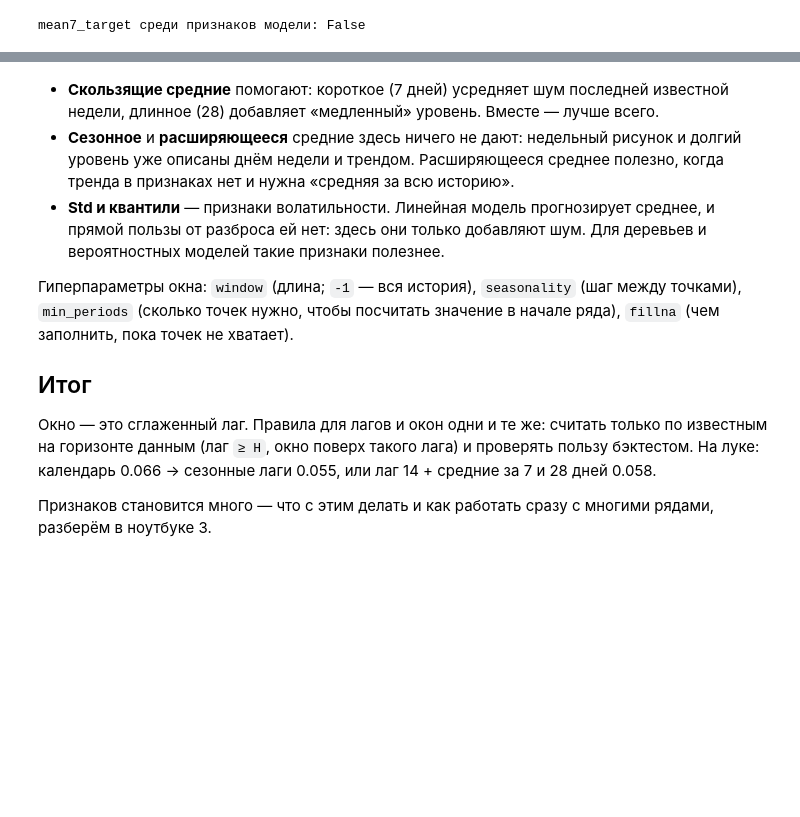
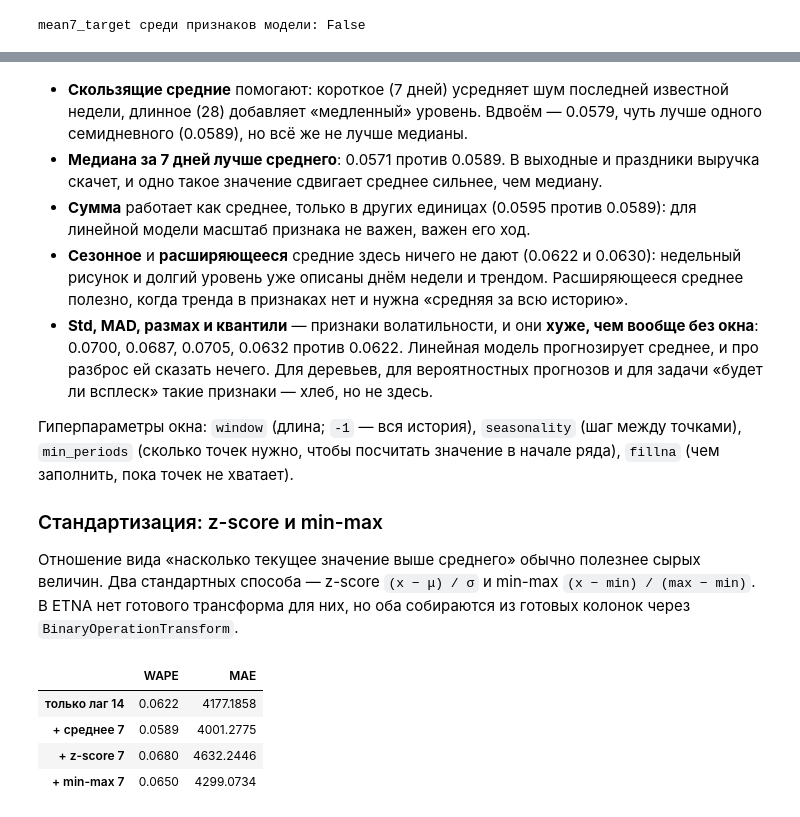
Before and after one commit to alex-hse-repository/time-series-cu-2026, a Jupyter notebook: week_7/part_1/2. Лаги и окна.ipynb, the cells around one changed output, grey strips where cells are left out. Cells and saved outputs as stored; diff of their text form; code cells hidden in the pictures; blank space fills up the shorter version.

```diff
--- a/week_7/part_1/2. Лаги и окна.ipynb
+++ b/week_7/part_1/2. Лаги и окна.ipynb
@@ -203,24 +214,56 @@ common.compare(
 | + квантиль 0.9 за 28 дней | 0.0632 | 4326.2246 |
 # %% [markdown]
 - **Скользящие средние** помогают: короткое (7 дней) усредняет шум последней известной
-  недели, длинное (28) добавляет «медленный» уровень. Вместе — лучше всего.
-- **Сезонное** и **расширяющееся** средние здесь ничего не дают: недельный рисунок и
-  долгий уровень уже описаны днём недели и трендом. Расширяющееся среднее полезно, когда
-  тренда в признаках нет и нужна «средняя за всю историю».
-- **Std и квантили** — признаки волатильности. Линейная модель прогнозирует среднее, и
-  прямой пользы от разброса ей нет: здесь они только добавляют шум. Для деревьев и
-  вероятностных моделей такие признаки полезнее.
+  недели, длинное (28) добавляет «медленный» уровень. Вдвоём — 0.0579, чуть лучше одного
+  семидневного (0.0589), но всё же не лучше медианы.
+- **Медиана за 7 дней лучше среднего**: 0.0571 против 0.0589. В выходные и праздники
+  выручка скачет, и одно такое значение сдвигает среднее сильнее, чем медиану.
+- **Сумма** работает как среднее, только в других единицах (0.0595 против 0.0589):
+  для линейной модели масштаб признака не важен, важен его ход.
+- **Сезонное** и **расширяющееся** средние здесь ничего не дают (0.0622 и 0.0630):
+  недельный рисунок и долгий уровень уже описаны днём недели и трендом. Расширяющееся
+  среднее полезно, когда тренда в признаках нет и нужна «средняя за всю историю».
+- **Std, MAD, размах и квантили** — признаки волатильности, и они **хуже, чем вообще без
+  окна**: 0.0700, 0.0687, 0.0705, 0.0632 против 0.0622. Линейная модель прогнозирует
+  среднее, и про разброс ей сказать нечего. Для деревьев, для вероятностных прогнозов и
+  для задачи «будет ли всплеск» такие признаки — хлеб, но не здесь.
 
 Гиперпараметры окна: `window` (длина; `-1` — вся история), `seasonality` (шаг между точками),
 `min_periods` (сколько точек нужно, чтобы посчитать значение в начале ряда), `fillna`
 (чем заполнить, пока точек не хватает).
 
-## Итог
+### Стандартизация: z-score и min-max
 
-Окно — это сглаженный лаг. Правила для лагов и окон одни и те же: считать только по
-известным на горизонте данным (лаг `≥ H`, окно поверх такого лага) и проверять пользу
-бэктестом. На луке: календарь 0.066 → сезонные лаги 0.055, или лаг 14 + средние за 7 и
-28 дней 0.058.
-
-Признаков становится много — что с этим делать и как работать сразу с многими рядами,
-разберём в ноутбуке 3.
+Отношение вида «насколько текущее значение выше среднего» обычно полезнее сырых величин.
+Два стандартных способа — z-score `(x − μ) / σ` и min-max `(x − min) / (max − min)`.
+В ETNA нет готового трансформа для них, но оба собираются из готовых колонок
+через `BinaryOperationTransform`.
+# %%
+mean7 = MeanTransform(in_column=lag, window=7, out_column="mean7")
+std7 = StdTransform(in_column=lag, window=7, out_column="std7")
+min7 = MinTransform(in_column=lag, window=7, out_column="min7")
+max7 = MaxTransform(in_column=lag, window=7, out_column="max7")
+
+dev = BinaryOperationTransform(left_column=lag, right_column="mean7", operator="-", out_column="dev7")
+zscore = BinaryOperationTransform(left_column="dev7", right_column="std7", operator="/", out_column="zscore7")
+span = BinaryOperationTransform(left_column="max7", right_column="min7", operator="-", out_column="span7")
+minmax = BinaryOperationTransform(left_column="dev7", right_column="span7", operator="/", out_column="minmax7")
+
+standardized = {
+    "только лаг 14": [],
+    "+ среднее 7": [mean7],
+    "+ z-score 7": [mean7, std7, dev, zscore],
+    "+ min-max 7": [mean7, min7, max7, dev, span, minmax],
+}
+common.compare(
+    {
+        name: common.backtest(LinearPerSegmentModel(), with_lag + extra, onion, HORIZON)
+        for name, extra in standardized.items()
+    }
+)
+# %% [output]
+|  | WAPE | MAE |
+| только лаг 14 | 0.0622 | 4177.1858 |
+| + среднее 7 | 0.0589 | 4001.2775 |
+| + z-score 7 | 0.0680 | 4632.2446 |
+| + min-max 7 | 0.0650 | 4299.0734 |
```
Also changed, not shown: parts of 10 cells of this notebook, 4 other files.
